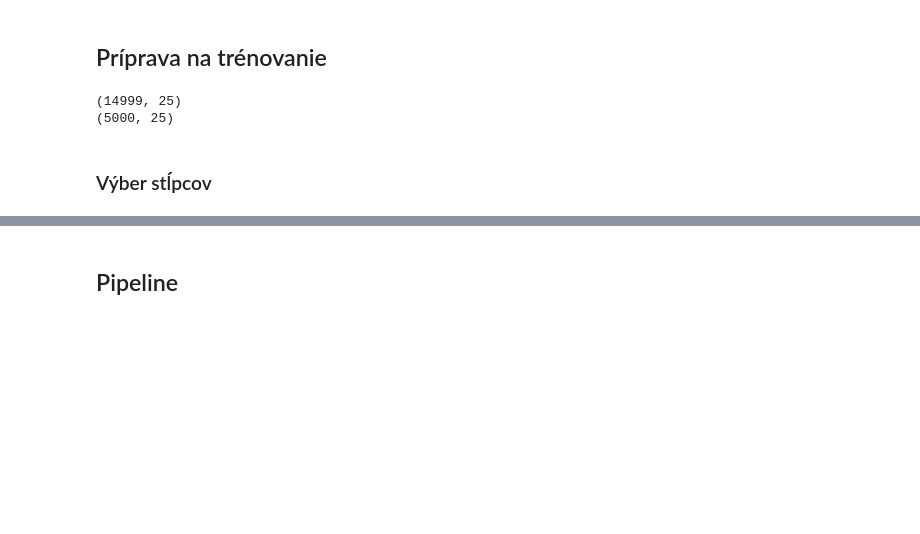
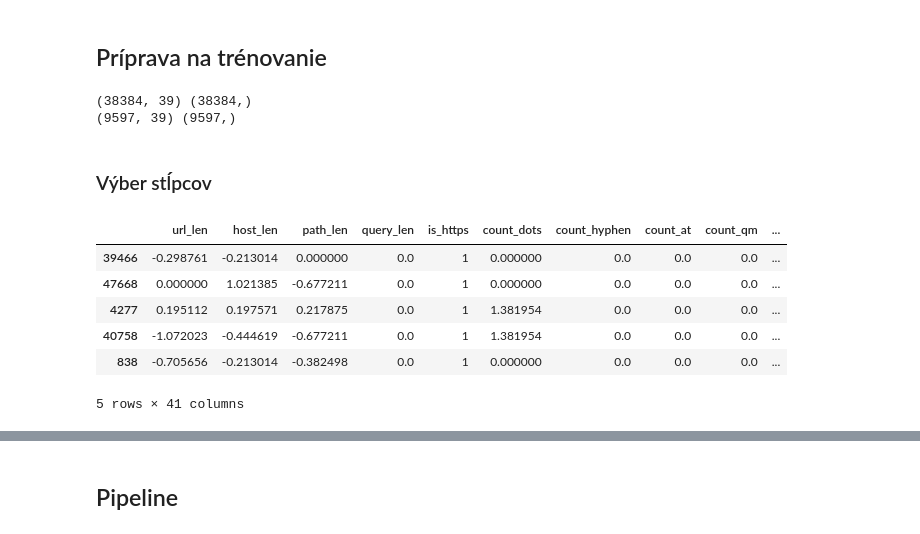
Before and after one commit to TomasBrcek/PhishingChecker, a Jupyter notebook: model/phishing_detection.ipynb, the cells around one changed output, grey strips where cells are left out. Cells and saved outputs as stored; diff of their text form; code cells hidden in the pictures; blank space fills up the shorter version.

```diff
--- a/model/phishing_detection.ipynb
+++ b/model/phishing_detection.ipynb
@@ -439,13 +454,50 @@ registration_length       1
 dtype: Int64
 # %% [markdown]
 ## Príprava na trénovanie
-# %%
-train_df, test_df = train_test_split(df_all, test_size=0.25, random_state=42)
-print(train_df.shape)
-print(test_df.shape)
-# %% [output]
-(14999, 25)
-(5000, 25)
+# %%
+X = df_all.drop(columns=["phishing", "url"])
+y = df_all["phishing"]
+X_train, X_test, y_train, y_test = train_test_split(X, y, test_size=0.2, stratify=y, random_state=42)
+print(X_train.shape, y_train.shape)
+print(X_test.shape, y_test.shape)
+
+X_train_backup = X_train.copy()
+y_train_backup = y_train.copy()
+X_test_backup = X_test.copy()
+y_test_backup = y_test.copy()
+# %% [output]
+(38384, 39) (38384,)
+(9597, 39) (9597,)
 # %% [markdown]
 ### Výber stĺpcov
+# %%
+whois_cols = ['domain_age', 'registration_length', 'days_to_expire']
+flag_cols = [col for col in X_test.columns if X_test[col].nunique() == 2]
+numeric_cols = [col for col in X_test.select_dtypes(include=['number']).columns.tolist() if col not in flag_cols and col not in whois_cols]
+
+X_train = add_missing_flags(X_train)
+
+X_train.drop(columns=["url", "domain"], inplace=True, errors='ignore')
+
+suffix_encoder = ce.TargetEncoder(cols=["suffix"])
+X_train = suffix_encoder.fit_transform(X_train, y_train)
+
+imputer = KNNImputer(n_neighbors=5)
+X_train[whois_cols] = imputer.fit_transform(X_train[whois_cols])
+
+pt = PowerTransformer(method='yeo-johnson')
+X_train[numeric_cols] = pt.fit_transform(X_train[numeric_cols])
+
+scaler = RobustScaler()
+X_train[numeric_cols] = scaler.fit_transform(X_train[numeric_cols])
+
+X_train.head()
+# %% [output]
+|  | url_len | host_len | path_len | query_len | is_https | count_dots | count_hyphen | count_at | count_qm | ... |
+| 39466 | -0.298761 | -0.213014 | 0.000000 | 0.0 | 1 | 0.000000 | 0.0 | 0.0 | 0.0 | ... |
+| 47668 | 0.000000 | 1.021385 | -0.677211 | 0.0 | 1 | 0.000000 | 0.0 | 0.0 | 0.0 | ... |
+| 4277 | 0.195112 | 0.197571 | 0.217875 | 0.0 | 1 | 1.381954 | 0.0 | 0.0 | 0.0 | ... |
+| 40758 | -1.072023 | -0.444619 | -0.677211 | 0.0 | 1 | 1.381954 | 0.0 | 0.0 | 0.0 | ... |
+| 838 | -0.705656 | -0.213014 | -0.382498 | 0.0 | 1 | 0.000000 | 0.0 | 0.0 | 0.0 | ... |
+5 rows × 41 columns
 # %%
```
Also changed, not shown: parts of 36 cells of this notebook, 14 other files.
